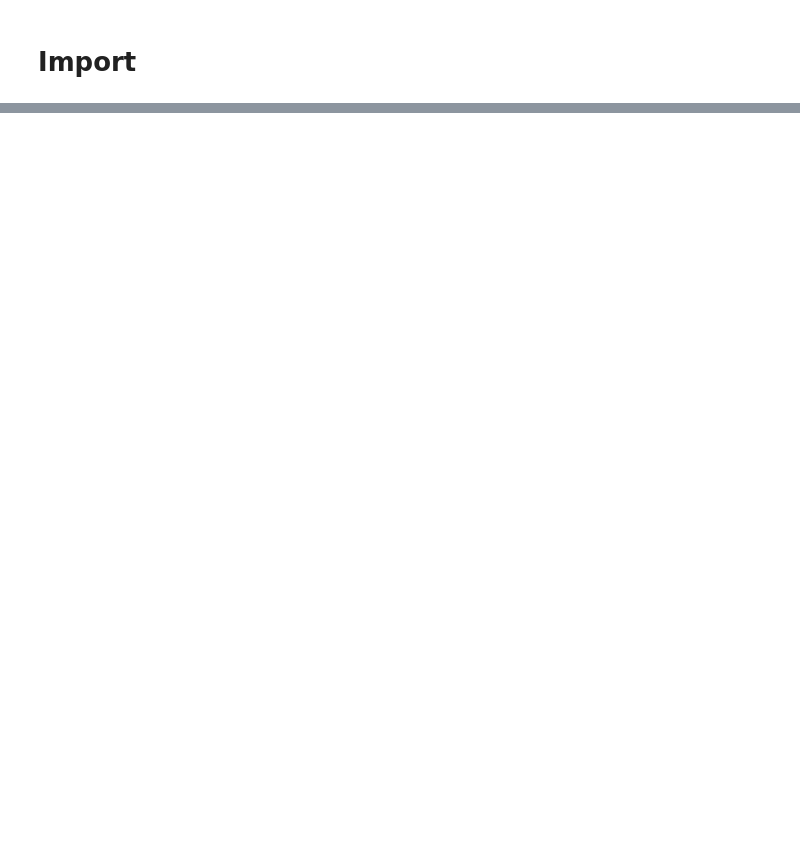
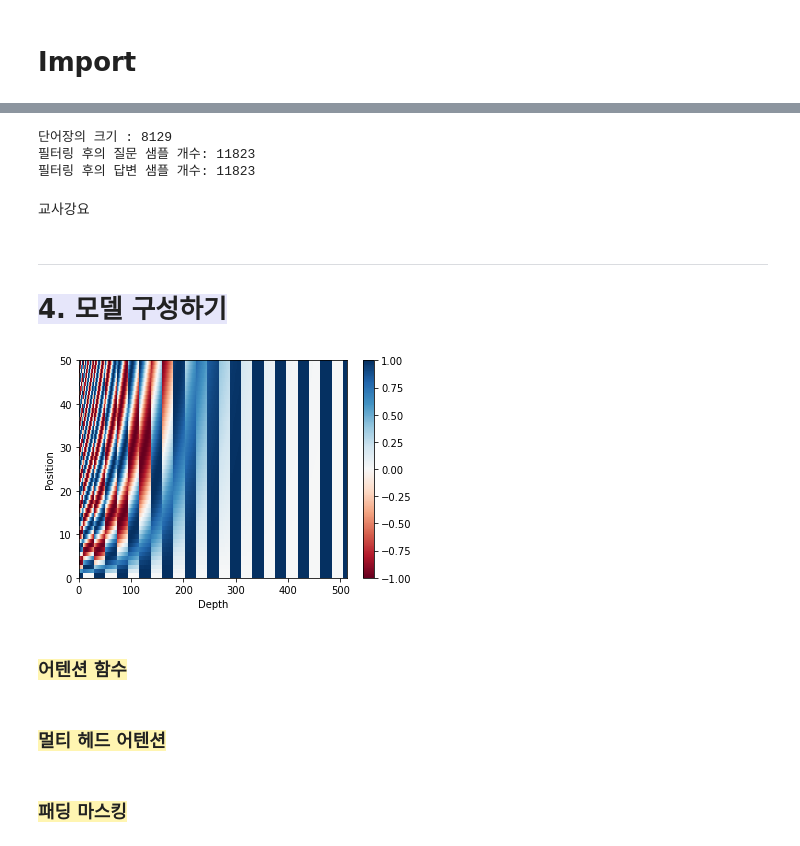
Before and after one commit to happybin2013/AIFFEL7_Quest, a Jupyter notebook: EXPLORATION_RS7_Quest/Quest09/EXPLORATION_RS7_Quest09.ipynb, the cells around one changed output, grey strips where cells are left out. Saved outputs shown, nothing was run; the diff lists cells and outputs as text; code cells hidden in the pictures; blank space fills up the shorter version.

Commit message:
add: Quest09 트랜스포머로 만드는 챗봇 추가

```diff
--- a/EXPLORATION_RS7_Quest/Quest09/EXPLORATION_RS7_Quest09.ipynb
+++ b/EXPLORATION_RS7_Quest/Quest09/EXPLORATION_RS7_Quest09.ipynb
@@ -18,0 +174,12 @@
+# %%
+t_questions, t_answers = tokenize_and_filter(questions, answers)
+
+print('단어장의 크기 :',(VOCAB_SIZE))
+print('필터링 후의 질문 샘플 개수: {}'.format(len(t_questions)))
+print('필터링 후의 답변 샘플 개수: {}'.format(len(t_answers)))
+# %% [output]
+단어장의 크기 : 8129
+필터링 후의 질문 샘플 개수: 11823
+필터링 후의 답변 샘플 개수: 11823
+# %% [markdown]
+교사강요
@@ -18,0 +206,50 @@
+# %% [markdown]
+---
+
+# <span style="background-color:#E6E6FA"> 4. 모델 구성하기 </span>
+# %%
+# 포지셔널 인코딩 레이어
+class PositionalEncoding(tf.keras.layers.Layer):
+    def __init__(self, position, d_model):
+        super(PositionalEncoding, self).__init__()
+        self.pos_encoding = self.positional_encoding(position, d_model)
+
+    def get_angles(self, position, i, d_model):
+        angles = 1 / tf.pow(10000, (2 * (i // 2)) / tf.cast(d_model, tf.float32))
+        return position * angles
+
+    def positional_encoding(self, position, d_model):
+        # 각도 배열 생성
+        angle_rads = self.get_angles(
+            position=tf.range(position, dtype=tf.float32)[:, tf.newaxis],
+            i=tf.range(d_model, dtype=tf.float32)[tf.newaxis, :],
+            d_model=d_model)
+
+        # 배열의 짝수 인덱스에는 sin 함수 적용
+        sines = tf.math.sin(angle_rads[:, 0::2])
+        # 배열의 홀수 인덱스에는 cosine 함수 적용
+        cosines = tf.math.cos(angle_rads[:, 1::2])
+
+        # sin과 cosine이 교차되도록 재배열
+        pos_encoding = tf.stack([sines, cosines], axis=0)
+        pos_encoding = tf.transpose(pos_encoding,[1, 2, 0])
+        pos_encoding = tf.reshape(pos_encoding, [position, d_model])
+
+        pos_encoding = pos_encoding[tf.newaxis, ...]
+        return tf.cast(pos_encoding, tf.float32)
+
+    def call(self, inputs):
+        return inputs + self.pos_encoding[:, :tf.shape(inputs)[1], :]
+# %%
+sample_pos_encoding = PositionalEncoding(50,512)
+
+plt.pcolormesh(sample_pos_encoding.pos_encoding.numpy()[0], cmap='RdBu')
+plt.xlabel('Depth')
+plt.xlim((0, 512))
+plt.ylabel('Position')
+plt.colorbar()
+plt.show()
+# %% [output]
+[figure, added]
+# %% [markdown]
+### <span style="background-color:#fff5b1"> 어텐션 함수 </span>
@@ -18,0 +276,2 @@
+# %% [markdown]
+### <span style="background-color:#fff5b1"> 멀티 헤드 어텐션 </span>
@@ -18,0 +329,2 @@
+# %% [markdown]
+### <span style="background-color:#fff5b1"> 패딩 마스킹 </span>
```
Also changed, not shown: parts of 53 cells of this notebook.
